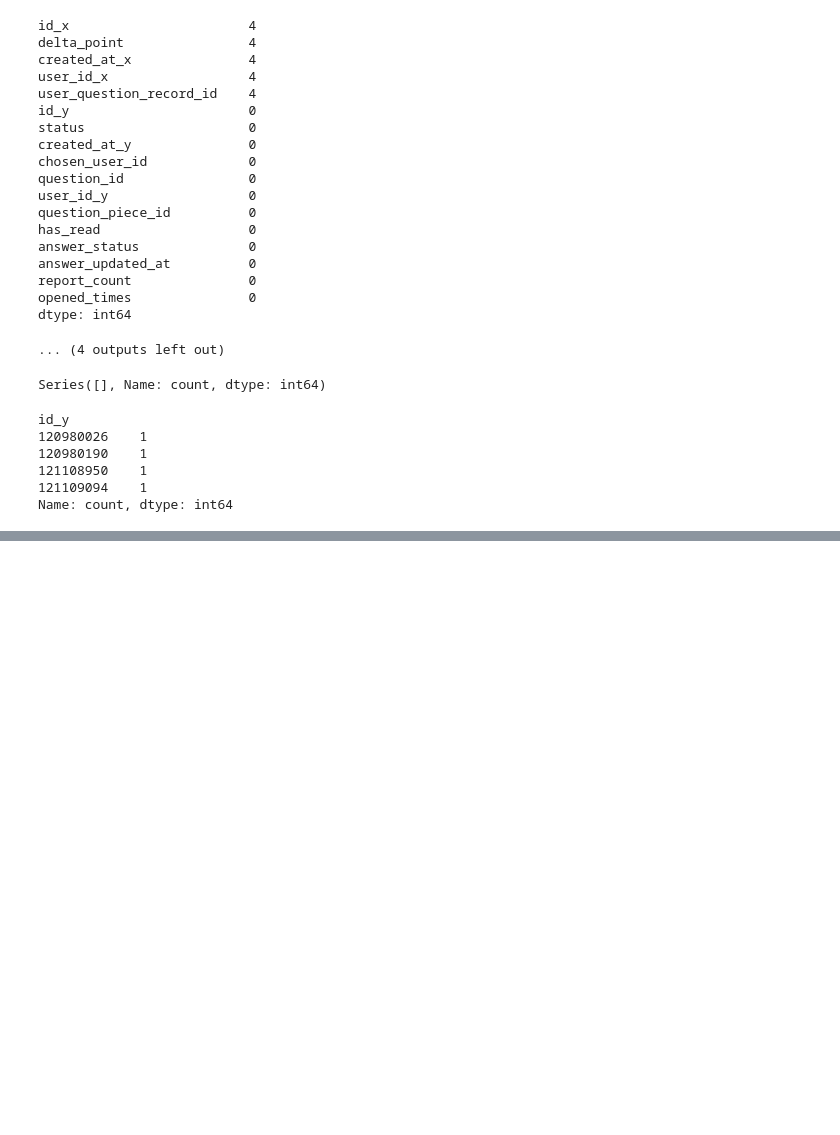
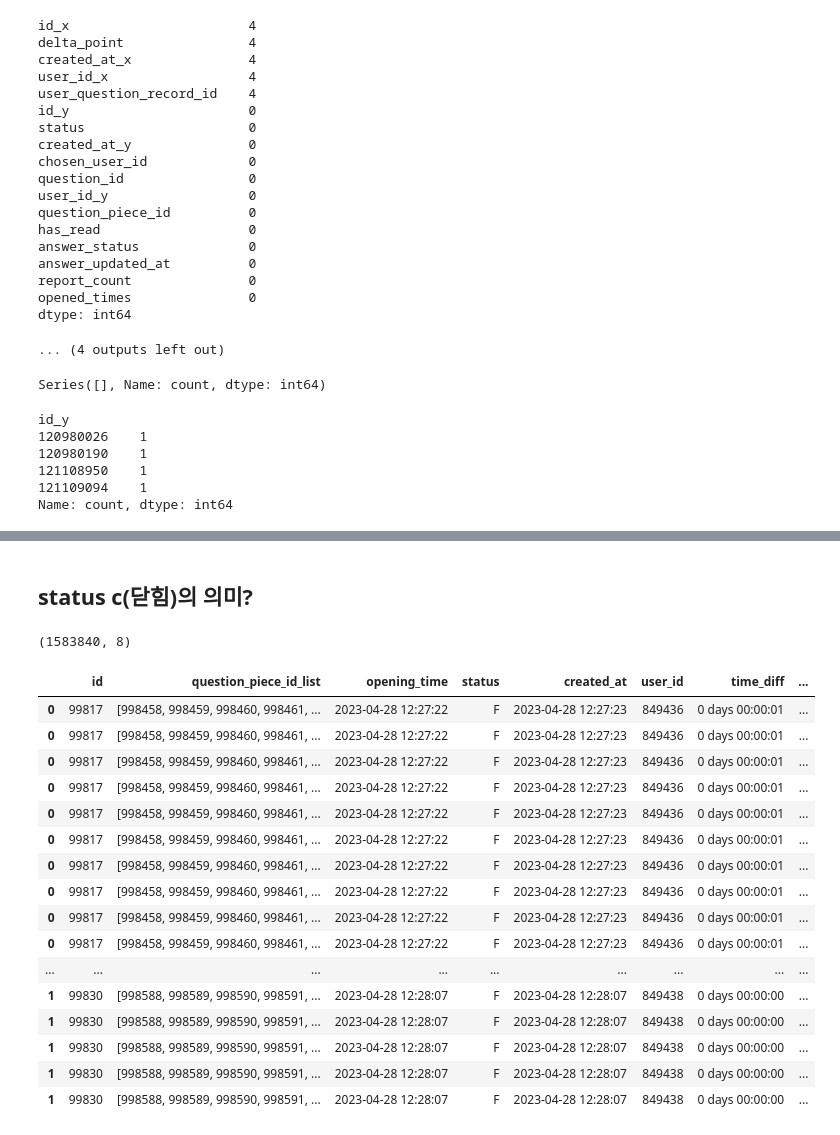
Before and after one commit to seung127/codeit_project, a Jupyter notebook: codeit-project-docker/notebooks/eda.ipynb, the cells around one changed output, grey strips where cells are left out. Cells and saved outputs as stored; diff of their text form; code cells hidden in the pictures; blank space fills up the shorter version.

Commit message:
20_questionset_check_ver1

```diff
--- a/codeit-project-docker/notebooks/eda.ipynb
+++ b/codeit-project-docker/notebooks/eda.ipynb
@@ -2736,0 +2873,11 @@ Name: count, dtype: int64
+# %%
+# opening_time 과 created_at의 의미
+## 명세서에 따르면, questionset 테이블은 "유저가 질문 한 세트에 대한 답변을 끝낼때 생성되는 데이터."
+## 그렇다면? opening_time 질문 오픈 시간 / created_at 만든 시간 중 만든 시간이 더 뒤에 와야하는 것?!
+
+
+# opening_time과 created_at의 차이 컬럼 추가
+polls_questionset_df['time_diff'] = polls_questionset_df['created_at'] - polls_questionset_df['opening_time']
+
+# 시간 차이 통계량
+display(polls_questionset_df['time_diff'].describe())
@@ -2736,0 +2945,44 @@ Name: count, dtype: int64
+# %% [markdown]
+## status c(닫힘)의 의미?
+# %%
+
+# status c(닫힘)의 의미?
+## question_piece_id_list에서 question_piece_id 모두 추출하기
+
+questionset_df_copy = polls_questionset_df.copy() # 카피해서 적용하기
+
+
+# 1. 문자열 리스트를 진짜 리스트로 변환
+questionset_df_copy['question_piece_id_list'] = questionset_df_copy['question_piece_id_list'].apply(ast.literal_eval)
+
+# 2. 리스트를 새 컬럼으로 복사 (새 컬럼은 리스트 펼치고, 기존 question_piece_id_list는 그대로 남기기 위해서!)
+questionset_df_copy['question_piece_id'] = questionset_df_copy['question_piece_id_list']
+
+# 3. question_piece_id 컬럼을 explode
+questionset_df_exploded = questionset_df_copy.explode('question_piece_id')
+
+# 4. question_piece_id를 정수형으로 변환
+questionset_df_exploded['question_piece_id'] = questionset_df_exploded['question_piece_id'].astype(int)
+
+# 결과 확인
+display(questionset_df_exploded.shape)
+questionset_df_exploded.head(20)
+# %% [output]
+(1583840, 8)
+|  | id | question_piece_id_list | opening_time | status | created_at | user_id | time_diff | ... |
+| 0 | 99817 | [998458, 998459, 998460, 998461, ... | 2023-04-28 12:27:22 | F | 2023-04-28 12:27:23 | 849436 | 0 days 00:00:01 | ... |
+| 0 | 99817 | [998458, 998459, 998460, 998461, ... | 2023-04-28 12:27:22 | F | 2023-04-28 12:27:23 | 849436 | 0 days 00:00:01 | ... |
+| 0 | 99817 | [998458, 998459, 998460, 998461, ... | 2023-04-28 12:27:22 | F | 2023-04-28 12:27:23 | 849436 | 0 days 00:00:01 | ... |
+| 0 | 99817 | [998458, 998459, 998460, 998461, ... | 2023-04-28 12:27:22 | F | 2023-04-28 12:27:23 | 849436 | 0 days 00:00:01 | ... |
+| 0 | 99817 | [998458, 998459, 998460, 998461, ... | 2023-04-28 12:27:22 | F | 2023-04-28 12:27:23 | 849436 | 0 days 00:00:01 | ... |
+| 0 | 99817 | [998458, 998459, 998460, 998461, ... | 2023-04-28 12:27:22 | F | 2023-04-28 12:27:23 | 849436 | 0 days 00:00:01 | ... |
+| 0 | 99817 | [998458, 998459, 998460, 998461, ... | 2023-04-28 12:27:22 | F | 2023-04-28 12:27:23 | 849436 | 0 days 00:00:01 | ... |
+| 0 | 99817 | [998458, 998459, 998460, 998461, ... | 2023-04-28 12:27:22 | F | 2023-04-28 12:27:23 | 849436 | 0 days 00:00:01 | ... |
+| 0 | 99817 | [998458, 998459, 998460, 998461, ... | 2023-04-28 12:27:22 | F | 2023-04-28 12:27:23 | 849436 | 0 days 00:00:01 | ... |
+| 0 | 99817 | [998458, 998459, 998460, 998461, ... | 2023-04-28 12:27:22 | F | 2023-04-28 12:27:23 | 849436 | 0 days 00:00:01 | ... |
+| ... | ... | ... | ... | ... | ... | ... | ... | ... |
+| 1 | 99830 | [998588, 998589, 998590, 998591, ... | 2023-04-28 12:28:07 | F | 2023-04-28 12:28:07 | 849438 | 0 days 00:00:00 | ... |
+| 1 | 99830 | [998588, 998589, 998590, 998591, ... | 2023-04-28 12:28:07 | F | 2023-04-28 12:28:07 | 849438 | 0 days 00:00:00 | ... |
+| 1 | 99830 | [998588, 998589, 998590, 998591, ... | 2023-04-28 12:28:07 | F | 2023-04-28 12:28:07 | 849438 | 0 days 00:00:00 | ... |
+| 1 | 99830 | [998588, 998589, 998590, 998591, ... | 2023-04-28 12:28:07 | F | 2023-04-28 12:28:07 | 849438 | 0 days 00:00:00 | ... |
+| 1 | 99830 | [998588, 998589, 998590, 998591, ... | 2023-04-28 12:28:07 | F | 2023-04-28 12:28:07 | 849438 | 0 days 00:00:00 | ... |
```
Also changed, not shown: parts of 41 cells of this notebook.
